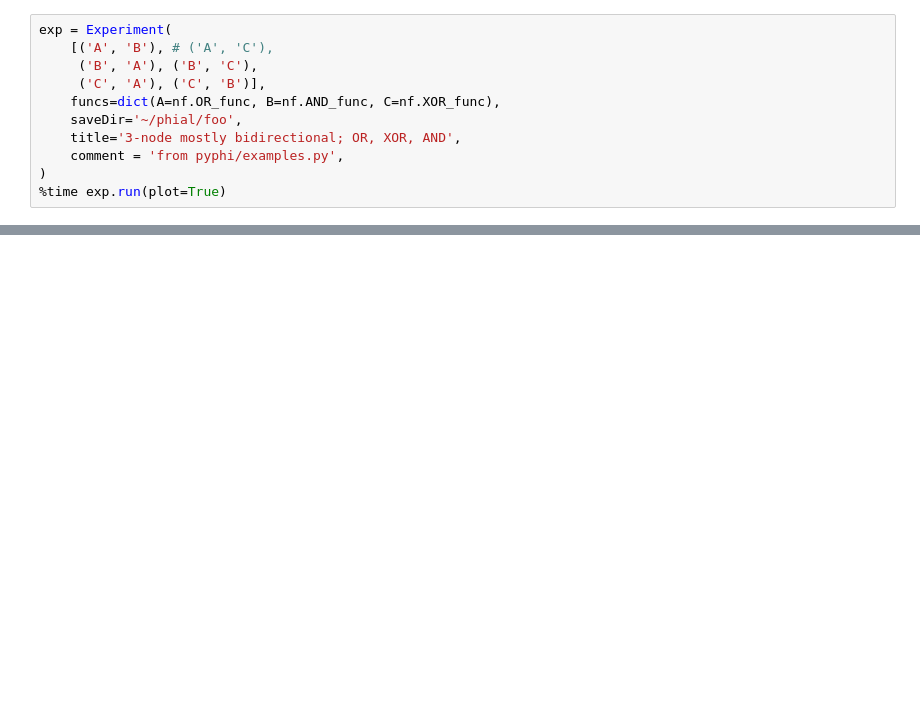
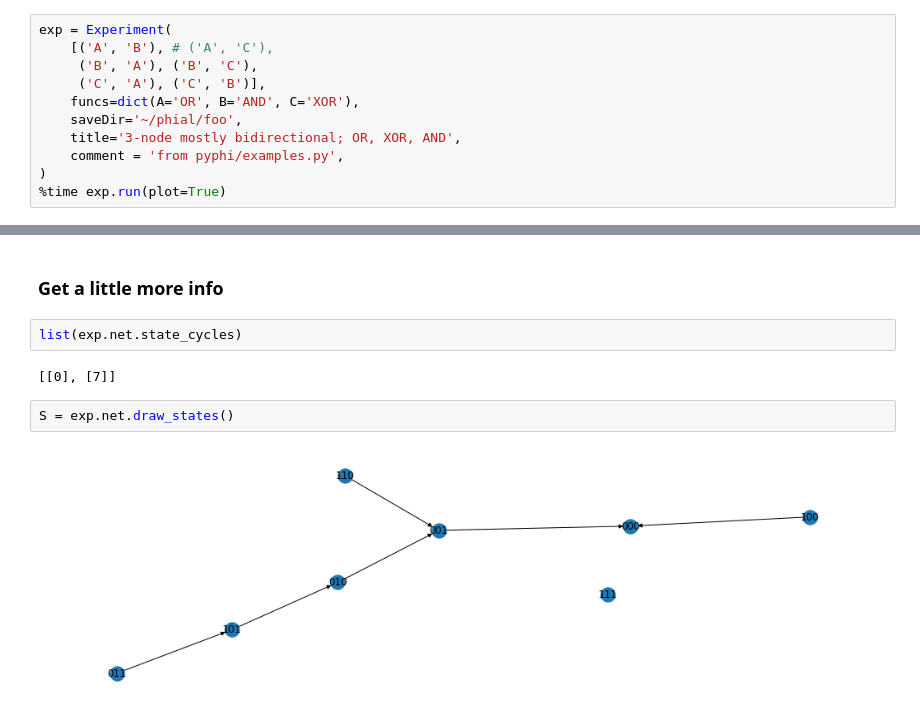
Before and after one commit to wesmith/phial, a Jupyter notebook: notebooks/Experiment-usage.ipynb, the cells around one changed output, grey strips where cells are left out. Drawn from its saved outputs; the diff is of its cells as text; blank space fills up the shorter version.

```diff
--- a/notebooks/Experiment-usage.ipynb
+++ b/notebooks/Experiment-usage.ipynb
@@ -16,7 +17,7 @@ exp = Experiment(
     [('A', 'B'), # ('A', 'C'),
      ('B', 'A'), ('B', 'C'),
      ('C', 'A'), ('C', 'B')],
-    funcs=dict(A=nf.OR_func, B=nf.AND_func, C=nf.XOR_func),
+    funcs=dict(A='OR', B='AND', C='XOR'),
     saveDir='~/phial/foo',
     title='3-node mostly bidirectional; OR, XOR, AND',
     comment = 'from pyphi/examples.py',
@@ -42,0 +42,10 @@ FileNotFoundError: [Errno 2] No such file or directory: '/home/pothiers/phial/fo
+# %% [markdown]
+### Get a little more info
+# %%
+list(exp.net.state_cycles)
+# %% [output]
+[[0], [7]]
+# %%
+S = exp.net.draw_states()
+# %% [output]
+[figure, added]
```
Also changed, not shown: parts of 32 cells of this notebook, 42 other files.
